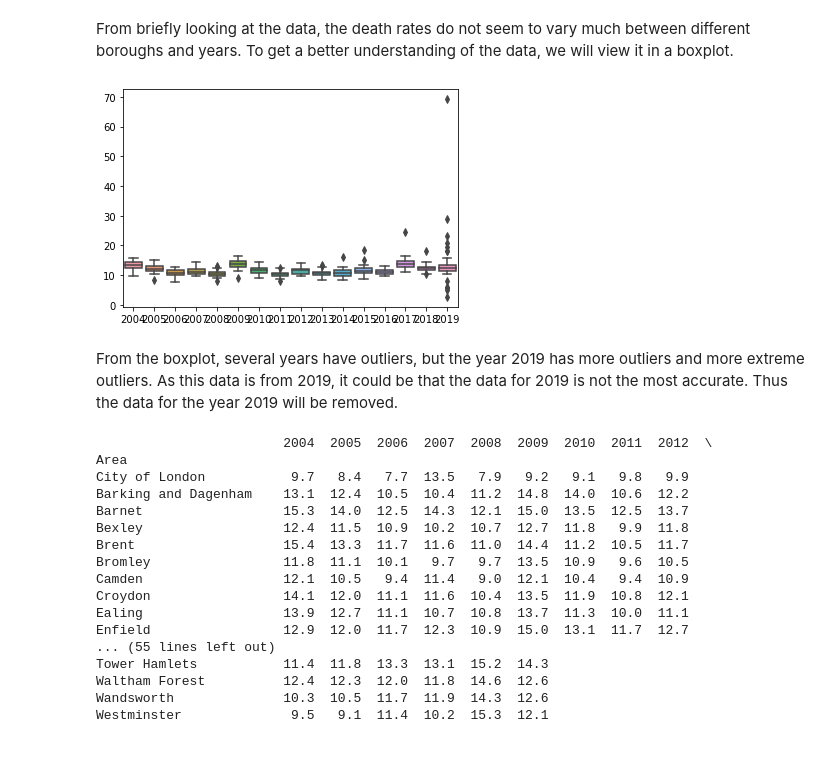
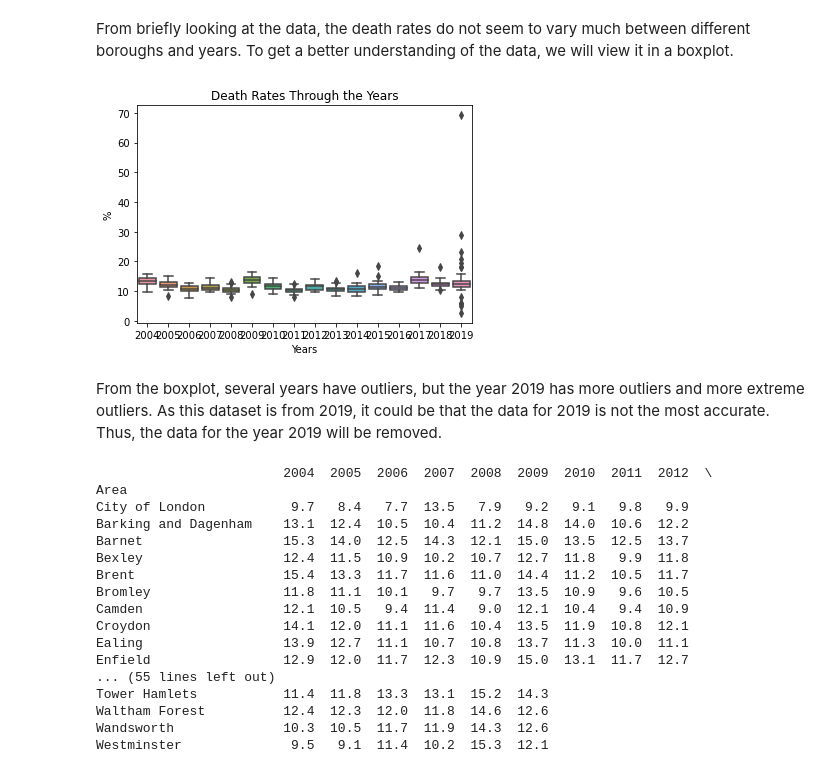
Before and after one commit to ucl-comp0035/coursework-1-zzoeys, a Jupyter notebook: data_exploration_notebook.ipynb, the cells around one changed output. Drawn from its saved outputs; the diff is of its cells as text; code cells hidden in the pictures.

```diff
--- a/data_exploration_notebook.ipynb
+++ b/data_exploration_notebook.ipynb
@@ -187,11 +176,17 @@ Westminster              9.8  10.4   9.5   9.1  11.4  10.2  15.3  12.1   2.7
 # %% [markdown]
 From briefly looking at the data, the death rates do not seem to vary much between different boroughs and years. To get a better understanding of the data, we will view it in a boxplot.
-# %%
-remove_code_column(deathrates)
-
-sns.boxplot(data=deathrates).get_figure().savefig('charts/boxplot_deathrates.png')
-# %% [output]
-[figure, removed]
+# %%
+# Remove the column for 'Code' as it is not numeric
+remove_code(deathrates)
+
+# Plot a boxplot of the deathrates for each year
+sns.boxplot(data = deathrates)
+plt.title('Death Rates Through the Years')
+plt.xlabel('Years')
+plt.ylabel('%')
+plt.savefig('charts/boxplot_deathrates.png')
+# %% [output]
+[figure, added]
 # %% [markdown]
-From the boxplot, several years have outliers, but the year 2019 has more outliers and more extreme outliers. As this data is from 2019, it could be that the data for 2019 is not the most accurate. Thus the data for the year 2019 will be removed.
+From the boxplot, several years have outliers, but the year 2019 has more outliers and more extreme outliers. As this dataset is from 2019, it could be that the data for 2019 is not the most accurate. Thus, the data for the year 2019 will be removed.
 # %%
```
Also changed, not shown: parts of 44 cells of this notebook.
